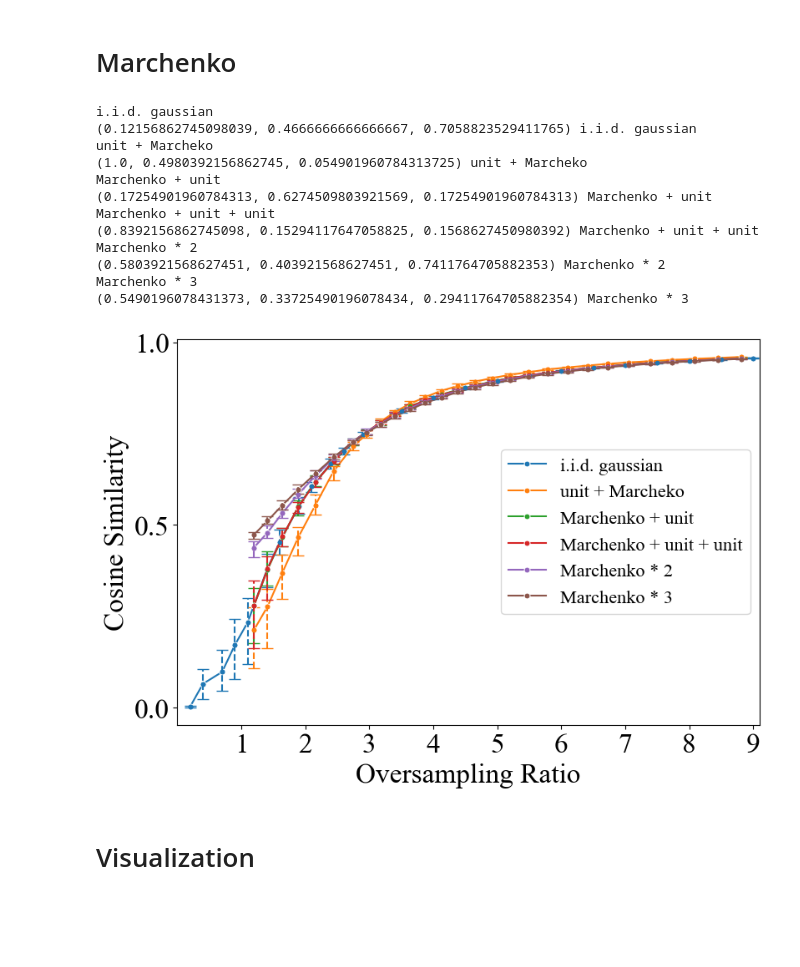
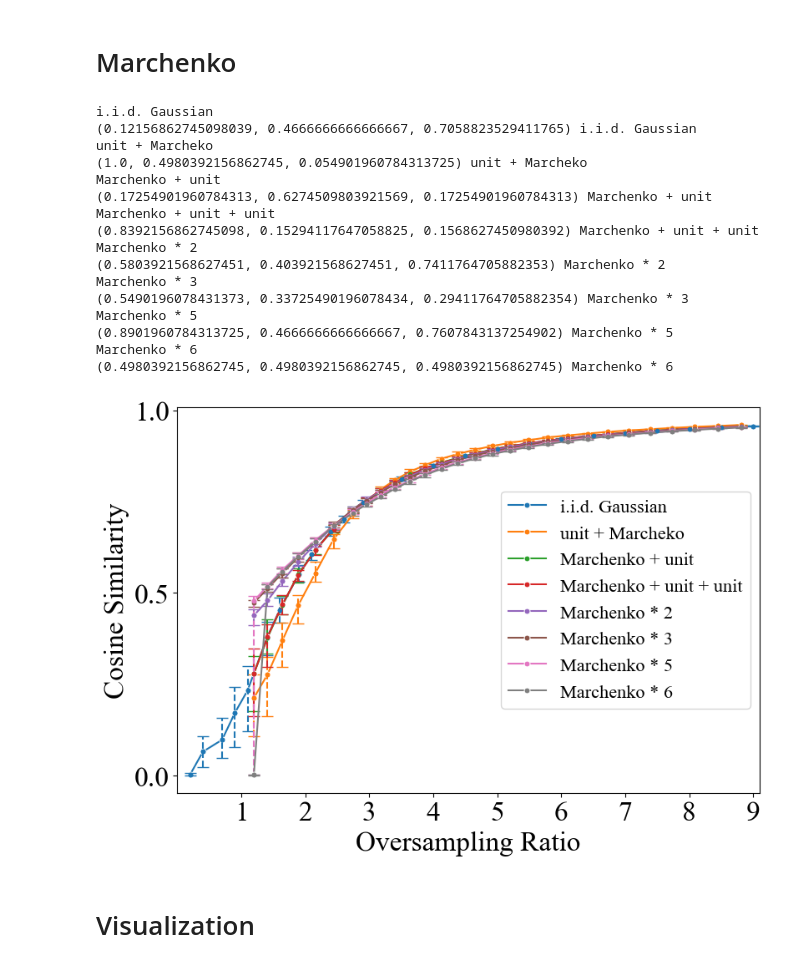
Before and after one commit to zhiyhucode/deepinv, a Jupyter notebook: experimental/notebooks/visualization.ipynb, the cells around one changed output. Cells and saved outputs as stored; diff of their text form; code cells hidden in the pictures; blank space fills up the shorter version.

Commit message:
product of gaussian

```diff
--- a/experimental/notebooks/visualization.ipynb
+++ b/experimental/notebooks/visualization.ipynb
@@ -509,6 +509,8 @@ df_marchenko_uniform = pd.read_csv("/home/zhhu/workspaces/deepinv/experimental/r
 df_marchenko_uniform_uniform = pd.read_csv("/home/zhhu/workspaces/deepinv/experimental/runs/20241101-192548/res_structured_marchenko_3layer_FDFDFD_shepp-logan_spec_1.1963000297546387-9.0_50repeat.csv")
 df_marchenko_square = pd.read_csv("/home/zhhu/workspaces/deepinv/experimental/runs/20241104-151118/res_structured_marchenko_square_FDFD_shepp-logan_spec_1.1963000297546387-9.0_50repeat.csv")
 df_marchenko_cubic = pd.read_csv("/home/zhhu/workspaces/deepinv/experimental/runs/20241104-150936/res_structured_marchenko_cubic_FDFDFD_shepp-logan_spec_1.1963000297546387-9.0_50repeat.csv")
+df_marchenko_5 = pd.read_csv("/home/zhhu/workspaces/deepinv/experimental/runs/20241106-121957/res_structured_marchenko5_FDFDFDFDFD_shepp-logan_spec_1.1963000297546387-9.0_50repeat.csv")
+df_marchenko_6 = pd.read_csv("/home/zhhu/workspaces/deepinv/experimental/runs/20241106-122400/res_structured_marchenko6_FDFDFDFDFDFD_shepp-logan_spec_1.1963000297546387-9.0_50repeat.csv")
 df_semicircle_02 = pd.read_csv("/home/zhhu/workspaces/deepinv/experimental/runs/20241105-163254/res_structured_semicircle0.2_uniform_FDFD_shepp-logan_spec_1.1963000297546387-9.0_50repeat.csv")
 df_semicircle_04 = pd.read_csv("/home/zhhu/workspaces/deepinv/experimental/runs/20241105-163413/res_structured_semicircle0.4_uniform_FDFD_shepp-logan_spec_1.1963000297546387-9.0_50repeat.csv")
 df_semicircle_06 = pd.read_csv("/home/zhhu/workspaces/deepinv/experimental/runs/20241105-163528/res_structured_semicircle0.6_uniform_FDFD_shepp-logan_spec_1.1963000297546387-9.0_50repeat.csv")
@@ -526,6 +528,8 @@ plot_error_bars(
         df_marchenko_uniform_uniform["oversampling_ratio"],
         df_marchenko_square["oversampling_ratio"],
         df_marchenko_cubic["oversampling_ratio"],
+        df_marchenko_5["oversampling_ratio"],
+        df_marchenko_6["oversampling_ratio"],
         # df_uniform_phase["oversampling_ratio"],
         # df_semicircle_02["oversampling_ratio"],
         # df_semicircle_04["oversampling_ratio"],
@@ -539,6 +543,8 @@ plot_error_bars(
         df_marchenko_uniform_uniform,
         df_marchenko_square,
         df_marchenko_cubic,
+        df_marchenko_5,
+        df_marchenko_6,
         # df_uniform_phase,
         # df_semicircle_02,
         # df_semicircle_04,
@@ -552,40 +558,46 @@ plot_error_bars(
         "Marchenko + unit + unit",
         "Marchenko * 2",
         "Marchenko * 3",
+        "Marchenko * 5",
+        "Marchenko * 6",
         # "uniform phase",
         # "semicircle 0.2",
         # "semicircle 0.4",
         # "semicircle 0.6",
         # "semicircle 0.8",
     ],
     #title="Performance Comparison of Different Number of Layers",
     #save="layers_gd_spec.svg",
     figsize=(9,6),
     plot="n_layers",
     xlim=(0.0,9.1),
     xticks=[1,2,3,4,5,6,7,8,9],
     yticks=[0.0,0.5,1.0],
     legend_loc="center right",
     labelsize=24,
     fontsize=16,
     #save_dir='paper/figures/layers.pdf',
     ticksize=24,
     transparent=True
 )
 # %% [output]
-i.i.d. gaussian
-(0.12156862745098039, 0.4666666666666667, 0.7058823529411765) i.i.d. gaussian
+i.i.d. Gaussian
+(0.12156862745098039, 0.4666666666666667, 0.7058823529411765) i.i.d. Gaussian
 unit + Marcheko
 (1.0, 0.4980392156862745, 0.054901960784313725) unit + Marcheko
 Marchenko + unit
 (0.17254901960784313, 0.6274509803921569, 0.17254901960784313) Marchenko + unit
 Marchenko + unit + unit
 (0.8392156862745098, 0.15294117647058825, 0.1568627450980392) Marchenko + unit + unit
 Marchenko * 2
 (0.5803921568627451, 0.403921568627451, 0.7411764705882353) Marchenko * 2
 Marchenko * 3
 (0.5490196078431373, 0.33725490196078434, 0.29411764705882354) Marchenko * 3
+Marchenko * 5
+(0.8901960784313725, 0.4666666666666667, 0.7607843137254902) Marchenko * 5
+Marchenko * 6
+(0.4980392156862745, 0.4980392156862745, 0.4980392156862745) Marchenko * 6
-[figure, old version]
+[figure, new version]
 # %% [markdown]
 # Visualization
 # %%
```
Also changed, not shown: parts of 1 cell of this notebook, 22 other files.
